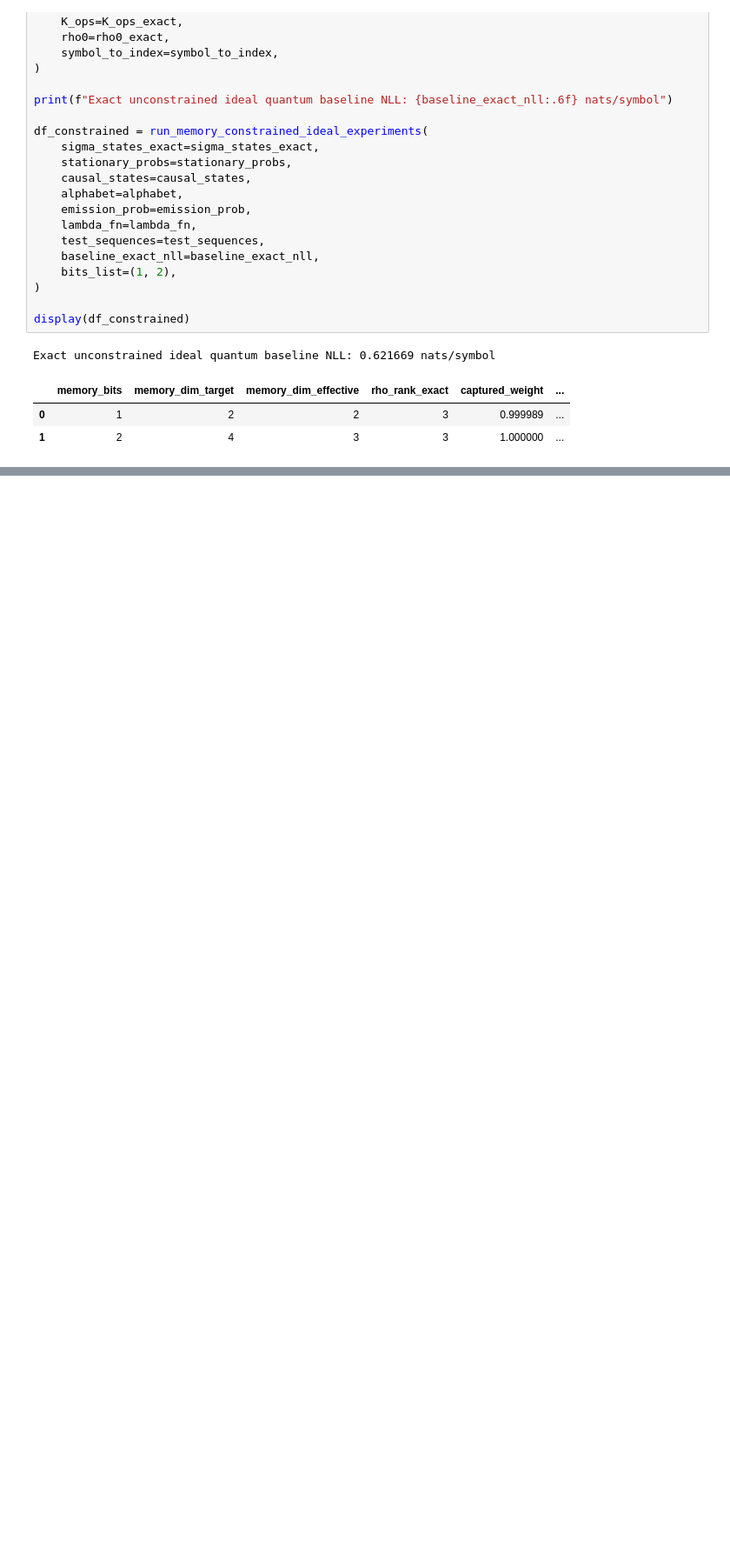
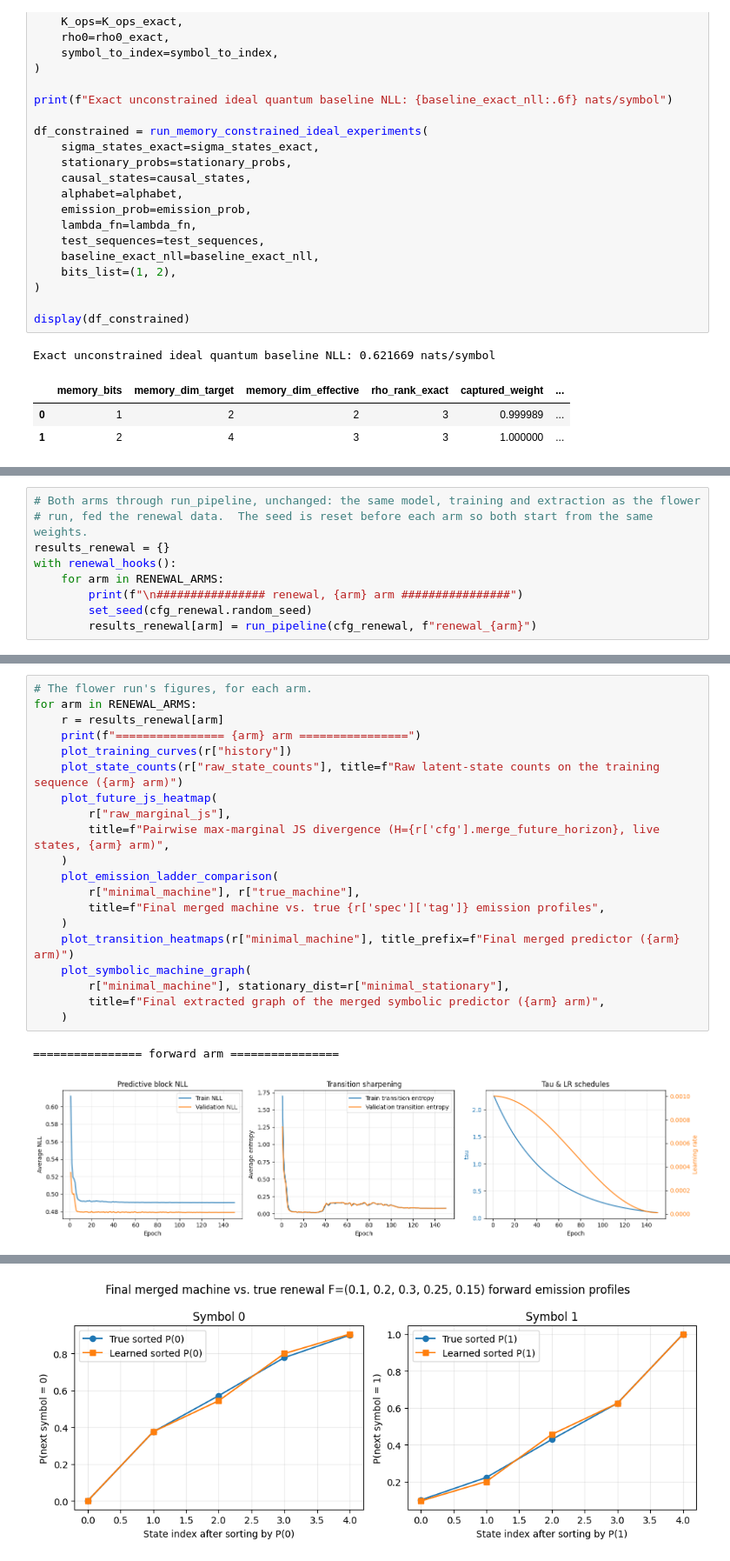
Before and after one commit to tisorn25484911/Causal-Asymmetry-in-LLM, a Jupyter notebook: Experimental_pipeline/updated_pipeline_asymmetric_process.ipynb, the cells around one changed output, grey strips where cells are left out. Shown at 87% size. Saved outputs shown, nothing was run; the diff lists cells and outputs as text; blank space fills up the shorter version.

```diff
--- a/Experimental_pipeline/updated_pipeline_asymmetric_process.ipynb
+++ b/Experimental_pipeline/updated_pipeline_asymmetric_process.ipynb
@@ -2952,0 +4550,9 @@ Exact unconstrained ideal quantum baseline NLL: 0.621669 nats/symbol
+# %%
+# Both arms through run_pipeline, unchanged: the same model, training and extraction as the flower
+# run, fed the renewal data.  The seed is reset before each arm so both start from the same weights.
+results_renewal = {}
+with renewal_hooks():
+    for arm in RENEWAL_ARMS:
+        print(f"\n################ renewal, {arm} arm ################")
+        set_seed(cfg_renewal.random_seed)
+        results_renewal[arm] = run_pipeline(cfg_renewal, f"renewal_{arm}")
@@ -2952,0 +4581,23 @@ Exact unconstrained ideal quantum baseline NLL: 0.621669 nats/symbol
+# %%
+# The flower run's figures, for each arm.
+for arm in RENEWAL_ARMS:
+    r = results_renewal[arm]
+    print(f"================ {arm} arm ================")
+    plot_training_curves(r["history"])
+    plot_state_counts(r["raw_state_counts"], title=f"Raw latent-state counts on the training sequence ({arm} arm)")
+    plot_future_js_heatmap(
+        r["raw_marginal_js"],
+        title=f"Pairwise max-marginal JS divergence (H={r['cfg'].merge_future_horizon}, live states, {arm} arm)",
+    )
+    plot_emission_ladder_comparison(
+        r["minimal_machine"], r["true_machine"],
+        title=f"Final merged machine vs. true {r['spec']['tag']} emission profiles",
+    )
+    plot_transition_heatmaps(r["minimal_machine"], title_prefix=f"Final merged predictor ({arm} arm)")
+    plot_symbolic_machine_graph(
+        r["minimal_machine"], stationary_dist=r["minimal_stationary"],
+        title=f"Final extracted graph of the merged symbolic predictor ({arm} arm)",
+    )
+# %% [output]
+================ forward arm ================
+[figure, added]
@@ -2952,0 +4606 @@ Exact unconstrained ideal quantum baseline NLL: 0.621669 nats/symbol
+[figure, added]
```
Also changed, not shown: parts of 7 cells of this notebook, 7 other files.
